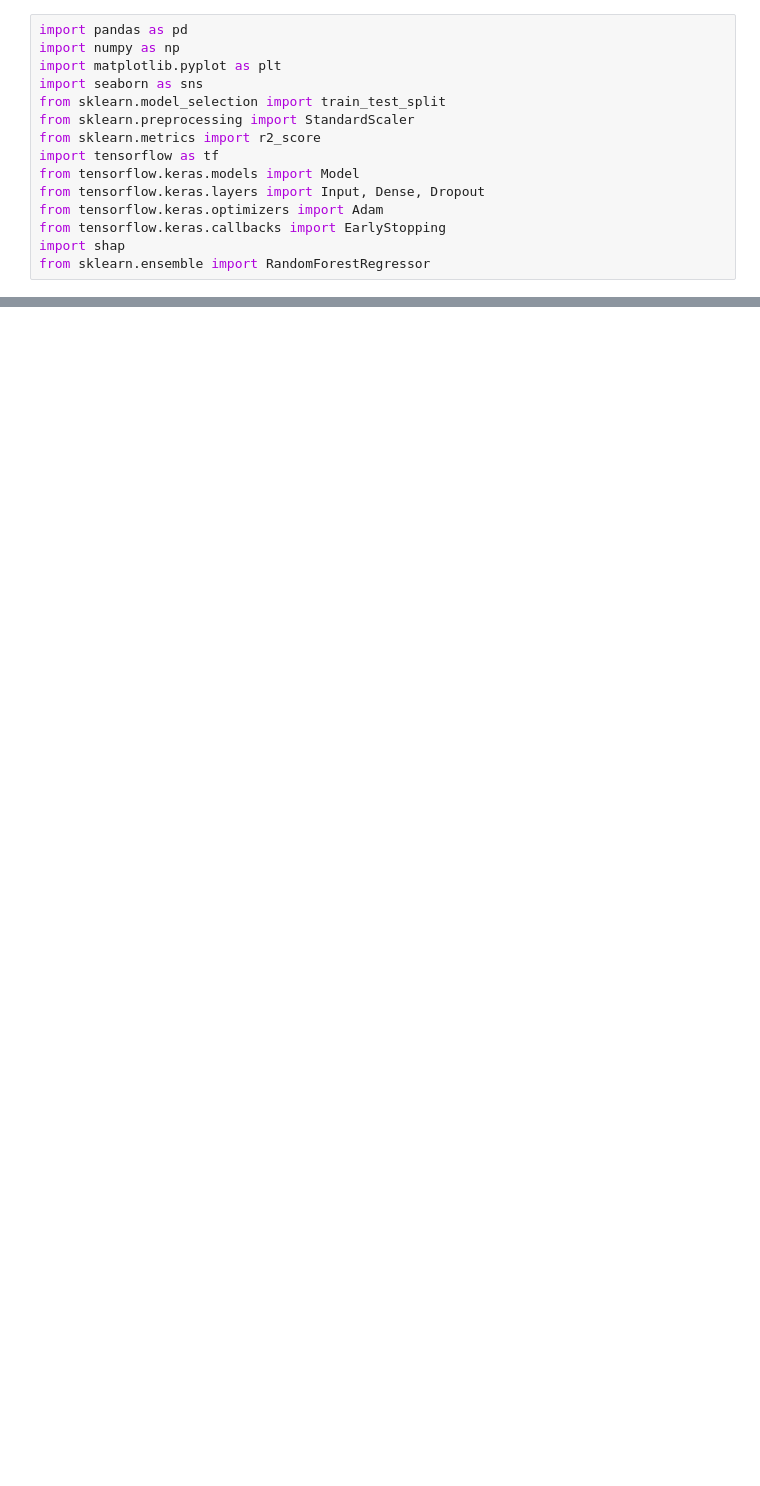
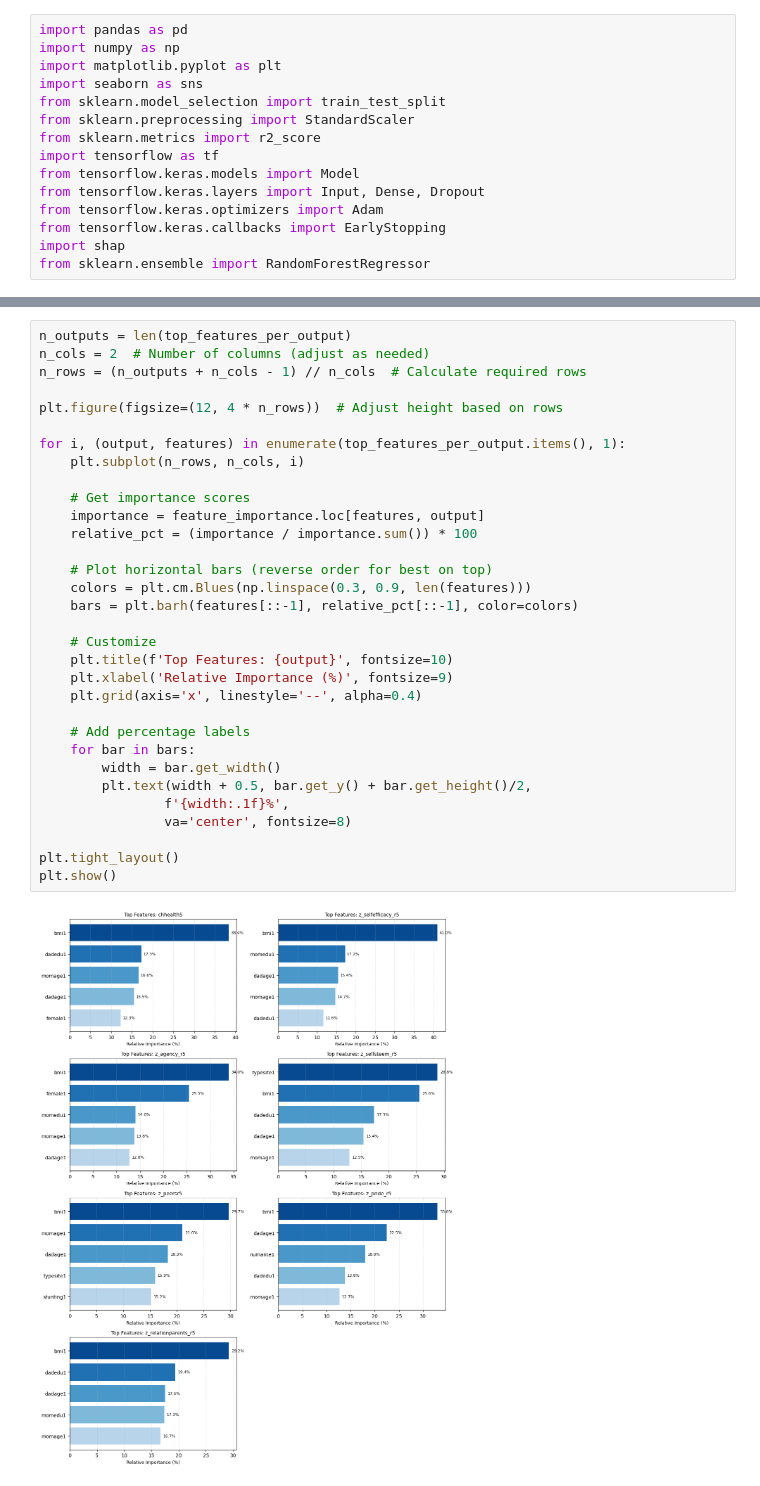
Before and after one commit to nhatnguyen24040601/Young_live_project, a Jupyter notebook: feature_importance_analysis/shap.ipynb, the cells around one changed output, grey strips where cells are left out. Cells and saved outputs as stored; diff of their text form; blank space fills up the shorter version.

```diff
--- a/feature_importance_analysis/shap.ipynb
+++ b/feature_importance_analysis/shap.ipynb
@@ -292 +399,35 @@ Passing `palette` without assigning `hue` is deprecated and will be removed in v
+# %%
+n_outputs = len(top_features_per_output)
+n_cols = 2  # Number of columns (adjust as needed)
+n_rows = (n_outputs + n_cols - 1) // n_cols  # Calculate required rows
+
+plt.figure(figsize=(12, 4 * n_rows))  # Adjust height based on rows
+
+for i, (output, features) in enumerate(top_features_per_output.items(), 1):
+    plt.subplot(n_rows, n_cols, i)
+
+    # Get importance scores
+    importance = feature_importance.loc[features, output]
+    relative_pct = (importance / importance.sum()) * 100
+
+    # Plot horizontal bars (reverse order for best on top)
+    colors = plt.cm.Blues(np.linspace(0.3, 0.9, len(features)))
+    bars = plt.barh(features[::-1], relative_pct[::-1], color=colors)
+
+    # Customize
+    plt.title(f'Top Features: {output}', fontsize=10)
+    plt.xlabel('Relative Importance (%)', fontsize=9)
+    plt.grid(axis='x', linestyle='--', alpha=0.4)
+
+    # Add percentage labels
+    for bar in bars:
+        width = bar.get_width()
+        plt.text(width + 0.5, bar.get_y() + bar.get_height()/2,
+                f'{width:.1f}%',
+                va='center', fontsize=8)
+
+plt.tight_layout()
+plt.show()
+# %% [output]
+[figure, added]
 # %%
```
Also changed, not shown: parts of 22 cells of this notebook, 8 other files.
